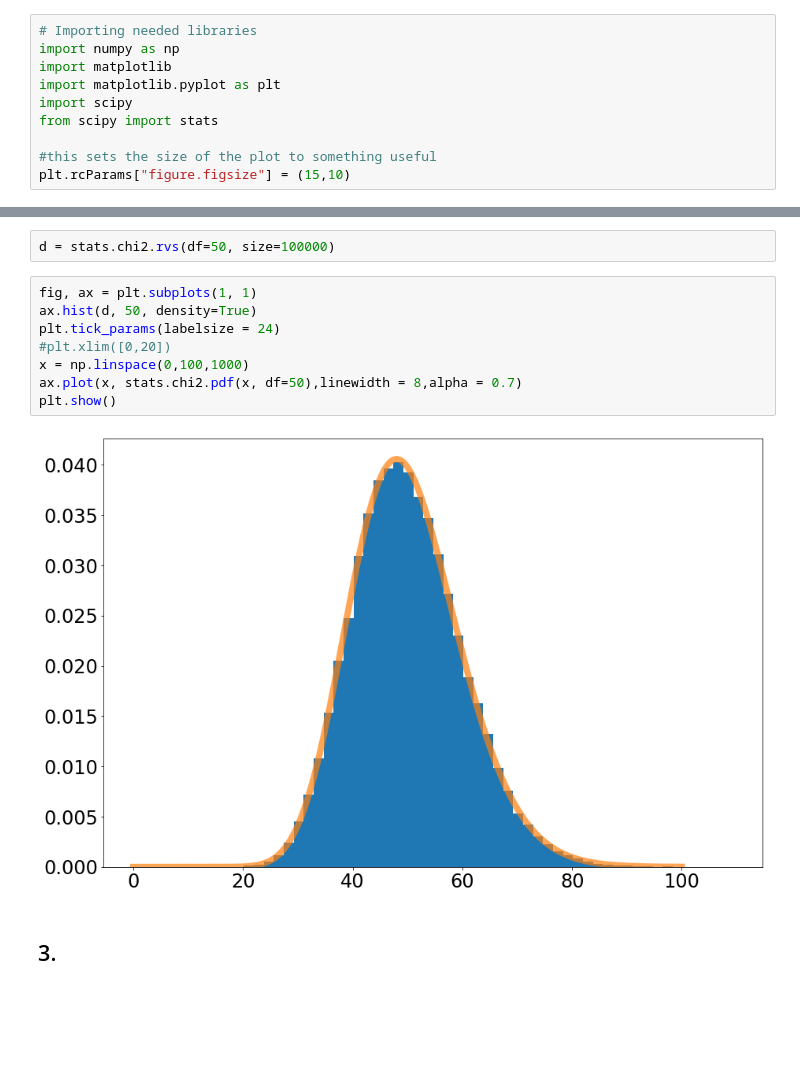
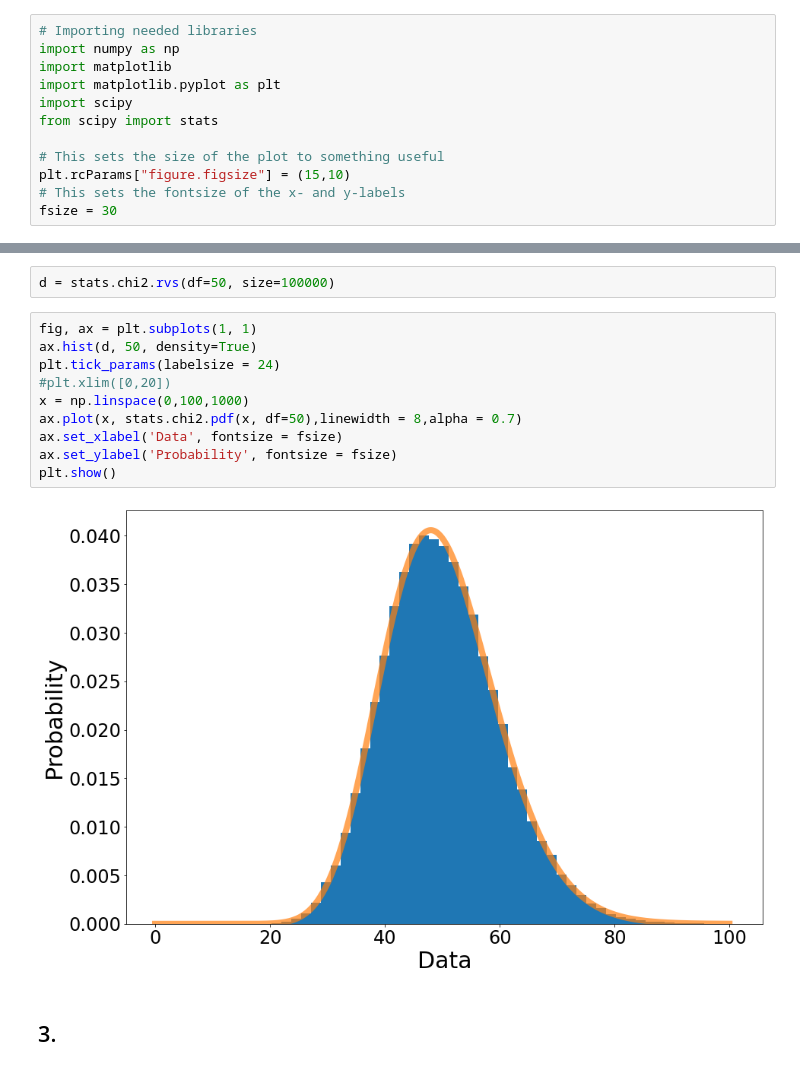
Before and after one commit to SOLHAUG13/Phys434_Autumn2021, a Jupyter notebook: Lab1/Lab1.ipynb, the cells around one changed output, grey strips where cells are left out. Cells and saved outputs as stored; diff of their text form; blank space fills up the shorter version.

```diff
--- a/Lab1/Lab1.ipynb
+++ b/Lab1/Lab1.ipynb
@@ -10,8 +18,10 @@ import matplotlib.pyplot as plt
 import scipy
 from scipy import stats
 
-#this sets the size of the plot to something useful
+# This sets the size of the plot to something useful
 plt.rcParams["figure.figsize"] = (15,10)
+# This sets the fontsize of the x- and y-labels
+fsize = 30
 # %% [markdown]
 ## A Little Statistics
 # %% [markdown]
@@ -210,13 +238,15 @@ d = stats.chi2.rvs(df=50, size=100000)
 # %%
 fig, ax = plt.subplots(1, 1)
 ax.hist(d, 50, density=True)
 plt.tick_params(labelsize = 24)
 #plt.xlim([0,20])
 x = np.linspace(0,100,1000)
 ax.plot(x, stats.chi2.pdf(x, df=50),linewidth = 8,alpha = 0.7)
+ax.set_xlabel('Data', fontsize = fsize)
+ax.set_ylabel('Probability', fontsize = fsize)
 plt.show()
 # %% [output]
-[figure, old version]
+[figure, new version]
 # %% [markdown]
 ## 3.
 # %% [markdown]
```
Also changed, not shown: parts of 67 cells of this notebook, 3 other files.
